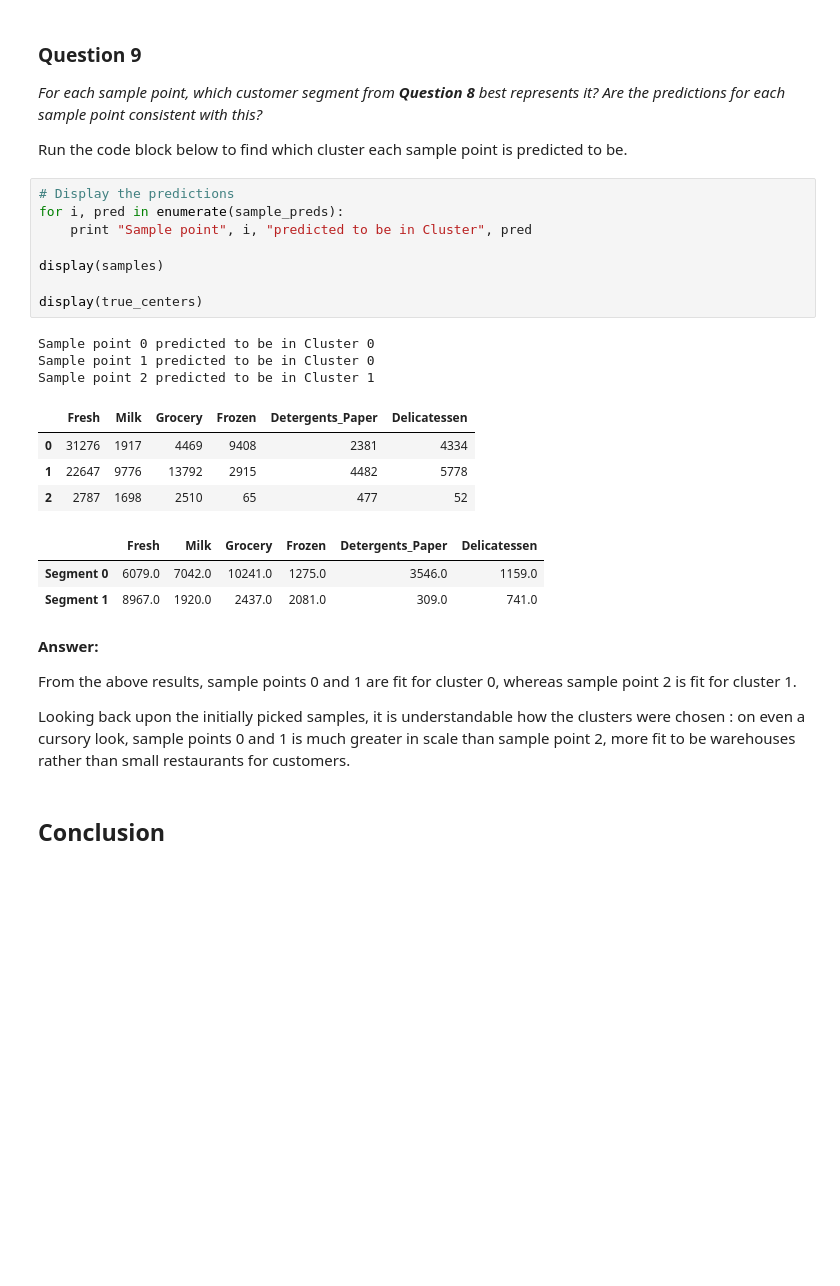
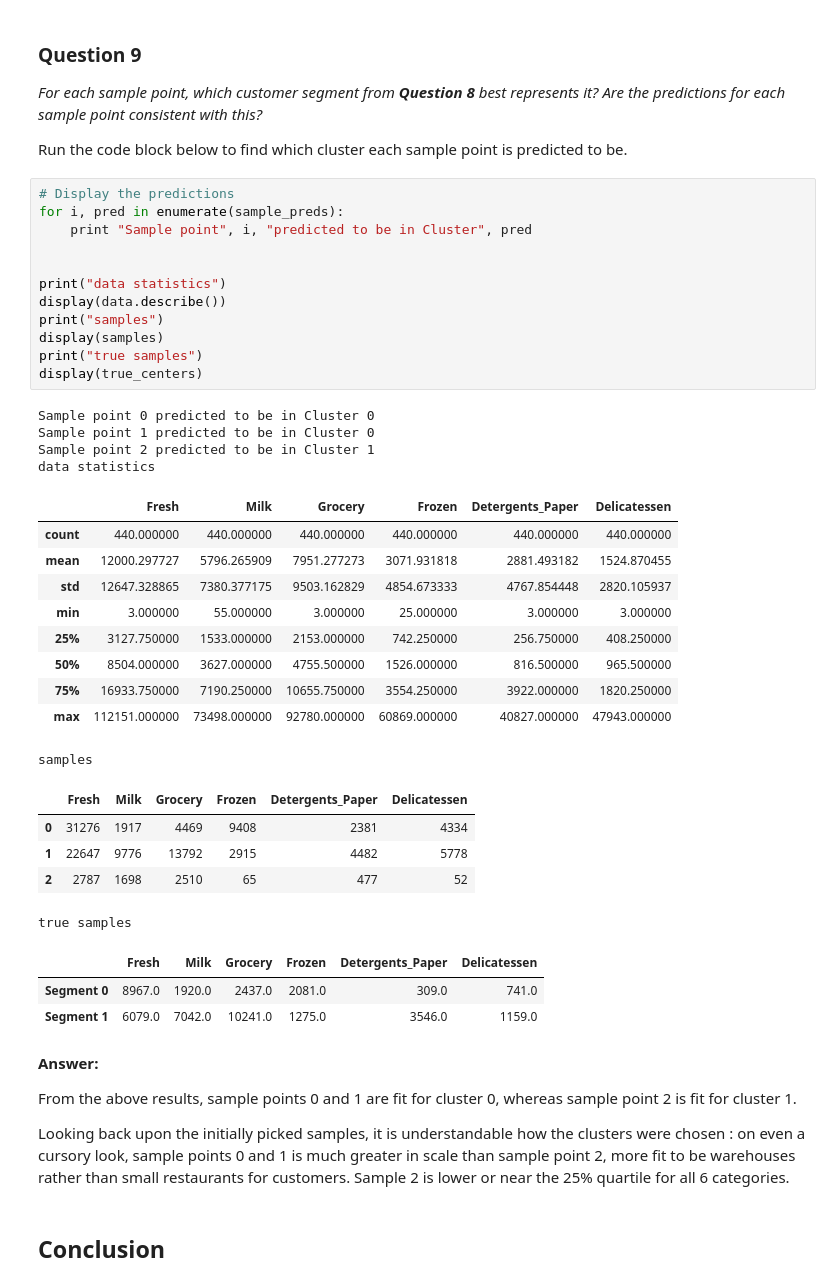
Before and after one commit to chococigar/25-Days-of-ML, a Jupyter notebook: Day10_11_Creating_Customer_Segments/customer_segments.ipynb, the cells around one changed output. Drawn from its saved outputs; the diff is of its cells as text; blank space fills up the shorter version.

Commit message:
updated customer segments final questions:

```diff
--- a/Day10_11_Creating_Customer_Segments/customer_segments.ipynb
+++ b/Day10_11_Creating_Customer_Segments/customer_segments.ipynb
@@ -771,28 +771,44 @@ Run the code block below to find which cluster each sample point is predicted to
 # %%
 # Display the predictions
 for i, pred in enumerate(sample_preds):
     print "Sample point", i, "predicted to be in Cluster", pred
 
+
+print("data statistics")
+display(data.describe())
+print("samples")
 display(samples)
-
+print("true samples")
 display(true_centers)
 # %% [output]
 Sample point 0 predicted to be in Cluster 0
 Sample point 1 predicted to be in Cluster 0
 Sample point 2 predicted to be in Cluster 1
+data statistics
 |  | Fresh | Milk | Grocery | Frozen | Detergents_Paper | Delicatessen |
-| 0 | 31276 | 1917 | 4469 | 9408 | 2381 | 4334 |
-| 1 | 22647 | 9776 | 13792 | 2915 | 4482 | 5778 |
-| 2 | 2787 | 1698 | 2510 | 65 | 477 | 52 |
+| count | 440.000000 | 440.000000 | 440.000000 | 440.000000 | 440.000000 | 440.000000 |
+| mean | 12000.297727 | 5796.265909 | 7951.277273 | 3071.931818 | 2881.493182 | 1524.870455 |
+| std | 12647.328865 | 7380.377175 | 9503.162829 | 4854.673333 | 4767.854448 | 2820.105937 |
+| min | 3.000000 | 55.000000 | 3.000000 | 25.000000 | 3.000000 | 3.000000 |
+| 25% | 3127.750000 | 1533.000000 | 2153.000000 | 742.250000 | 256.750000 | 408.250000 |
+| 50% | 8504.000000 | 3627.000000 | 4755.500000 | 1526.000000 | 816.500000 | 965.500000 |
+| 75% | 16933.750000 | 7190.250000 | 10655.750000 | 3554.250000 | 3922.000000 | 1820.250000 |
+| max | 112151.000000 | 73498.000000 | 92780.000000 | 60869.000000 | 40827.000000 | 47943.000000 |
+samples
 |  | Fresh | Milk | Grocery | Frozen | Detergents_Paper | Delicatessen |
-| Segment 0 | 6079.0 | 7042.0 | 10241.0 | 1275.0 | 3546.0 | 1159.0 |
-| Segment 1 | 8967.0 | 1920.0 | 2437.0 | 2081.0 | 309.0 | 741.0 |
+| 0 | 31276 | 1917 | 4469 | 9408 | 2381 | 4334 |
+| 1 | 22647 | 9776 | 13792 | 2915 | 4482 | 5778 |
+| 2 | 2787 | 1698 | 2510 | 65 | 477 | 52 |
+true samples
+|  | Fresh | Milk | Grocery | Frozen | Detergents_Paper | Delicatessen |
+| Segment 0 | 8967.0 | 1920.0 | 2437.0 | 2081.0 | 309.0 | 741.0 |
+| Segment 1 | 6079.0 | 7042.0 | 10241.0 | 1275.0 | 3546.0 | 1159.0 |
 # %% [markdown]
 **Answer:**
 
 From the above results, sample points 0 and 1 are fit for cluster 0, whereas sample point 2 is fit for cluster 1.
 
-Looking back upon the initially picked samples, it is understandable how the clusters were chosen : on even a cursory look, sample points 0 and 1 is much greater in scale than sample point 2, more fit to be warehouses rather than small restaurants for customers.
+Looking back upon the initially picked samples, it is understandable how the clusters were chosen : on even a cursory look, sample points 0 and 1 is much greater in scale than sample point 2, more fit to be warehouses rather than small restaurants for customers.  Sample 2 is lower or near the 25% quartile for all 6 categories.
 # %% [markdown]
 ## Conclusion
 # %% [markdown]
```
Also changed, not shown: parts of 12 cells of this notebook.
